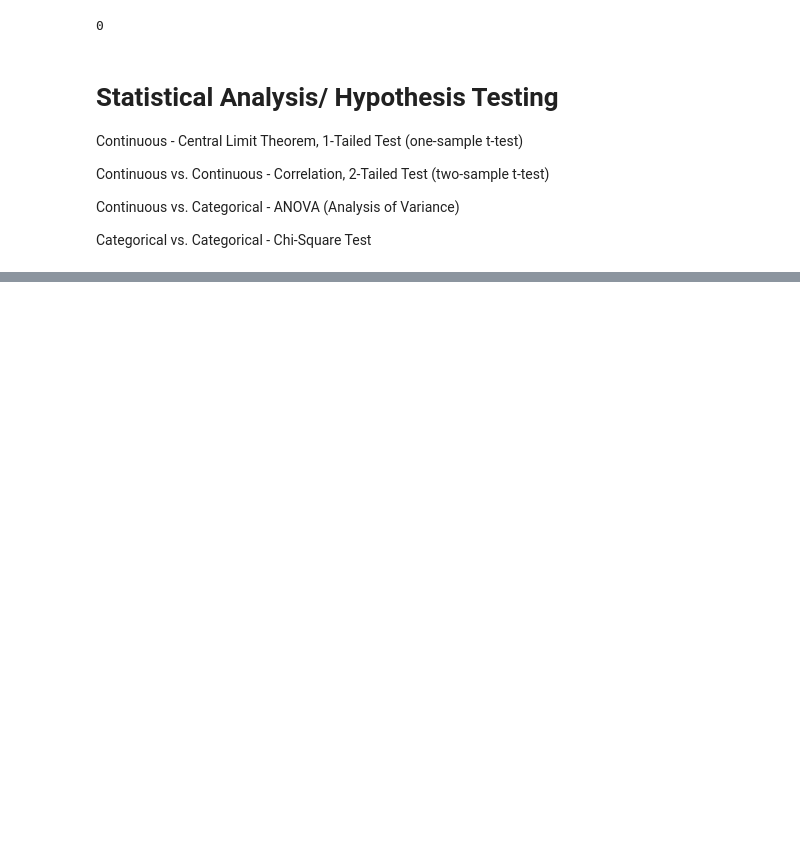
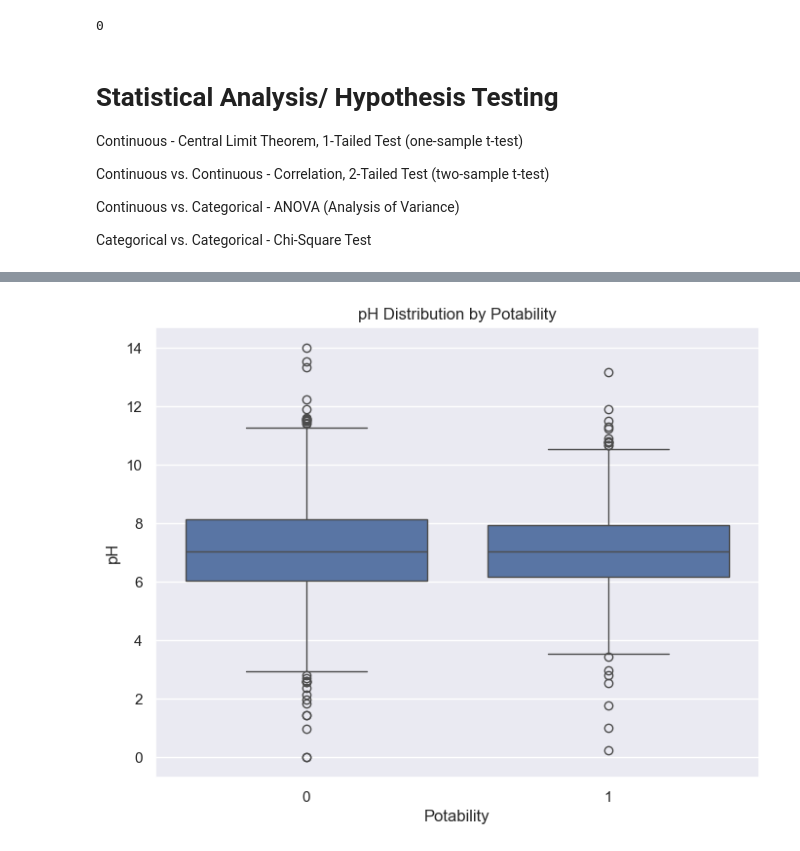
Before and after one commit to Saravanan-20G/Dataset6-Water_Quality, a Jupyter notebook: Water_Quality.ipynb, the cells around one changed output, grey strips where cells are left out. Saved outputs shown, nothing was run; the diff lists cells and outputs as text; code cells hidden in the pictures; blank space fills up the shorter version.

```diff
--- a/Water_Quality.ipynb
+++ b/Water_Quality.ipynb
@@ -286,0 +287,7 @@ plt.show()
+# %%
+sns.set()
+comperativeColumn_result.fillna(3, inplace = True)
+comperativeColumn_result.replace({'There is a relationship': 0, 'There is no relationship': 1}, inplace=True)
+fig = px.imshow(comperativeColumn_result, color_continuous_scale='Viridis',
+                title="Correlation Matrix")
+fig.show()
@@ -286,0 +305,10 @@ plt.show()
+# %%
+
+plt.figure(figsize=(8, 6))
+sns.boxplot(x='Potability', y='ph', data=df)
+plt.title('pH Distribution by Potability')
+plt.xlabel('Potability')
+plt.ylabel('pH')
+plt.show()
+# %% [output]
+[figure, added]
```
Also changed, not shown: parts of 8 cells of this notebook.
